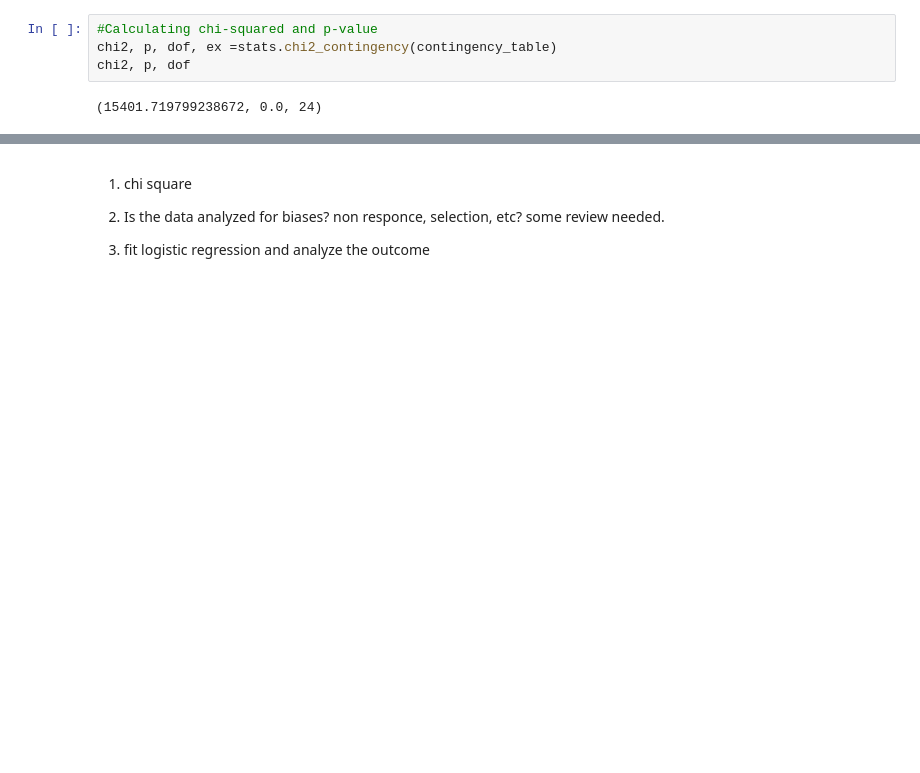
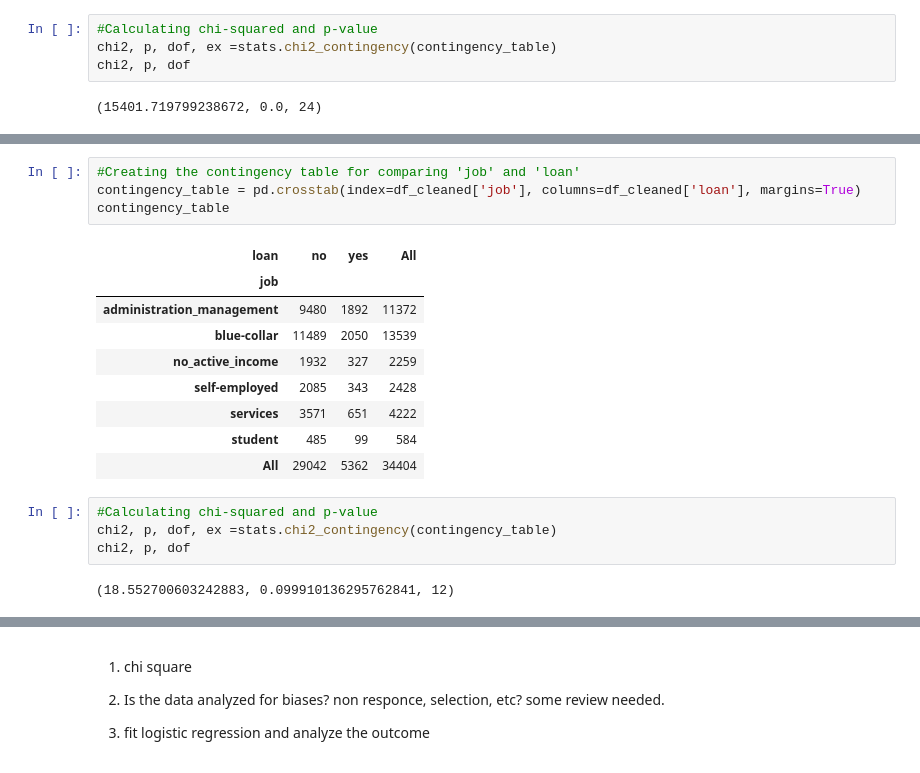
Before and after one commit to mamnunam/Springboard_Data_Science_track, a Jupyter notebook: Capstone_1/Capstone_project_1.ipynb, the cells around one changed output, grey strips where cells are left out. Cells and saved outputs as stored; diff of their text form; blank space fills up the shorter version.

```diff
--- a/Capstone_1/Capstone_project_1.ipynb
+++ b/Capstone_1/Capstone_project_1.ipynb
@@ -766,0 +789,20 @@ AttributeError: 'Series' object has no attribute 'counts'
+# %%
+#Creating the contingency table for comparing 'job' and 'loan'
+contingency_table = pd.crosstab(index=df_cleaned['job'], columns=df_cleaned['loan'], margins=True)
+contingency_table
+# %% [output]
+| loan | no | yes | All |
+| job |  |  |  |
+| administration_management | 9480 | 1892 | 11372 |
+| blue-collar | 11489 | 2050 | 13539 |
+| no_active_income | 1932 | 327 | 2259 |
+| self-employed | 2085 | 343 | 2428 |
+| services | 3571 | 651 | 4222 |
+| student | 485 | 99 | 584 |
+| All | 29042 | 5362 | 34404 |
+# %%
+#Calculating chi-squared and p-value
+chi2, p, dof, ex =stats.chi2_contingency(contingency_table)
+chi2, p, dof
+# %% [output]
+(18.552700603242883, 0.099910136295762841, 12)
```
Also changed, not shown: parts of 26 cells of this notebook.
